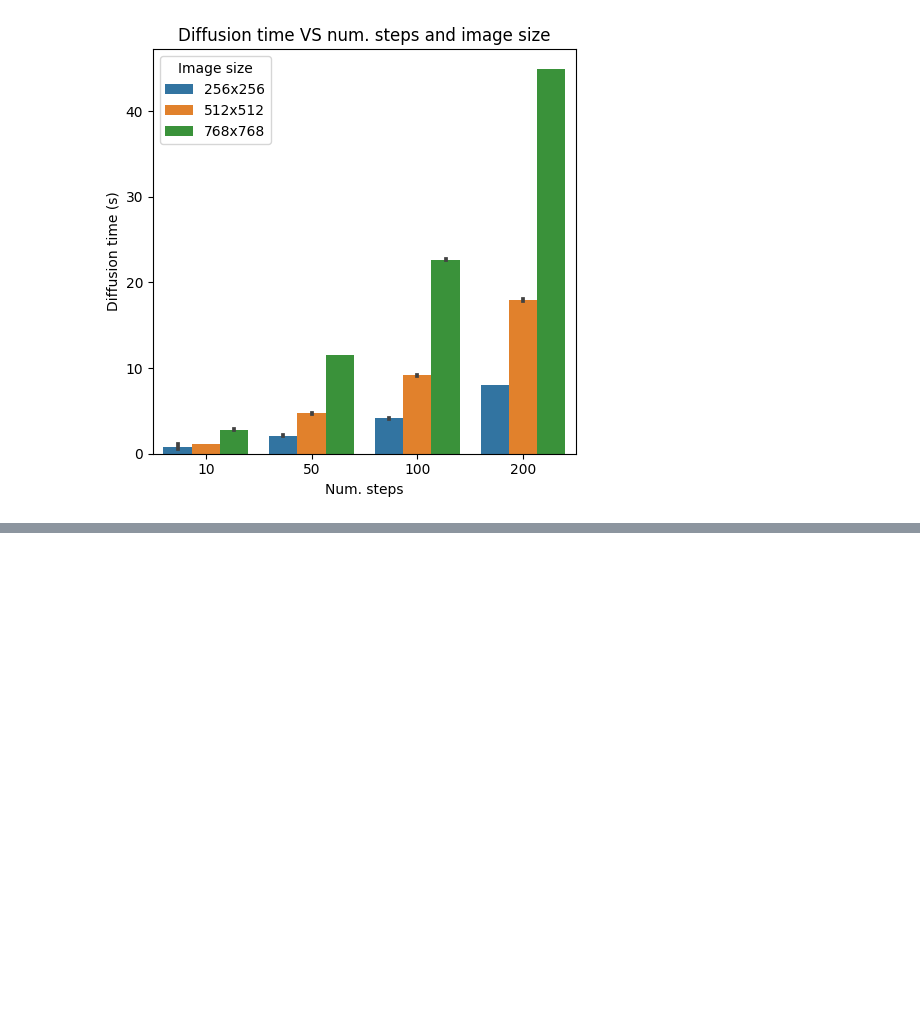
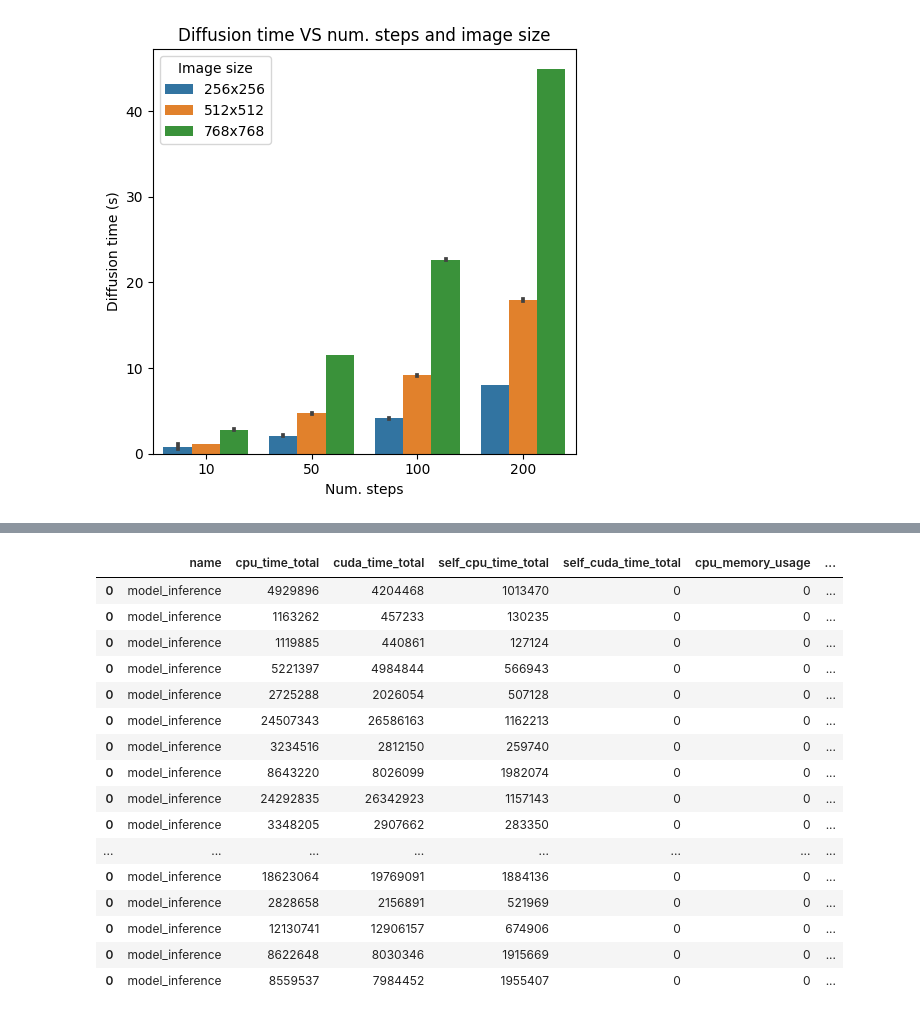
Before and after one commit to maslychm/diffusion, a Jupyter notebook: plots.ipynb, the cells around one changed output, grey strips where cells are left out. Saved outputs shown, nothing was run; the diff lists cells and outputs as text; code cells hidden in the pictures; blank space fills up the shorter version.

```diff
--- a/plots.ipynb
+++ b/plots.ipynb
@@ -39,0 +68,20 @@ df.to_csv("results/gpu_memory_usage.csv", index=False)
+# %%
+df
+# %% [output]
+|  | name | cpu_time_total | cuda_time_total | self_cpu_time_total | self_cuda_time_total | cpu_memory_usage | ... |
+| 0 | model_inference | 4929896 | 4204468 | 1013470 | 0 | 0 | ... |
+| 0 | model_inference | 1163262 | 457233 | 130235 | 0 | 0 | ... |
+| 0 | model_inference | 1119885 | 440861 | 127124 | 0 | 0 | ... |
+| 0 | model_inference | 5221397 | 4984844 | 566943 | 0 | 0 | ... |
+| 0 | model_inference | 2725288 | 2026054 | 507128 | 0 | 0 | ... |
+| 0 | model_inference | 24507343 | 26586163 | 1162213 | 0 | 0 | ... |
+| 0 | model_inference | 3234516 | 2812150 | 259740 | 0 | 0 | ... |
+| 0 | model_inference | 8643220 | 8026099 | 1982074 | 0 | 0 | ... |
+| 0 | model_inference | 24292835 | 26342923 | 1157143 | 0 | 0 | ... |
+| 0 | model_inference | 3348205 | 2907662 | 283350 | 0 | 0 | ... |
+| ... | ... | ... | ... | ... | ... | ... | ... |
+| 0 | model_inference | 18623064 | 19769091 | 1884136 | 0 | 0 | ... |
+| 0 | model_inference | 2828658 | 2156891 | 521969 | 0 | 0 | ... |
+| 0 | model_inference | 12130741 | 12906157 | 674906 | 0 | 0 | ... |
+| 0 | model_inference | 8622648 | 8030346 | 1915669 | 0 | 0 | ... |
+| 0 | model_inference | 8559537 | 7984452 | 1955407 | 0 | 0 | ... |
```
Also changed, not shown: parts of 4 cells of this notebook, 1 other file.
